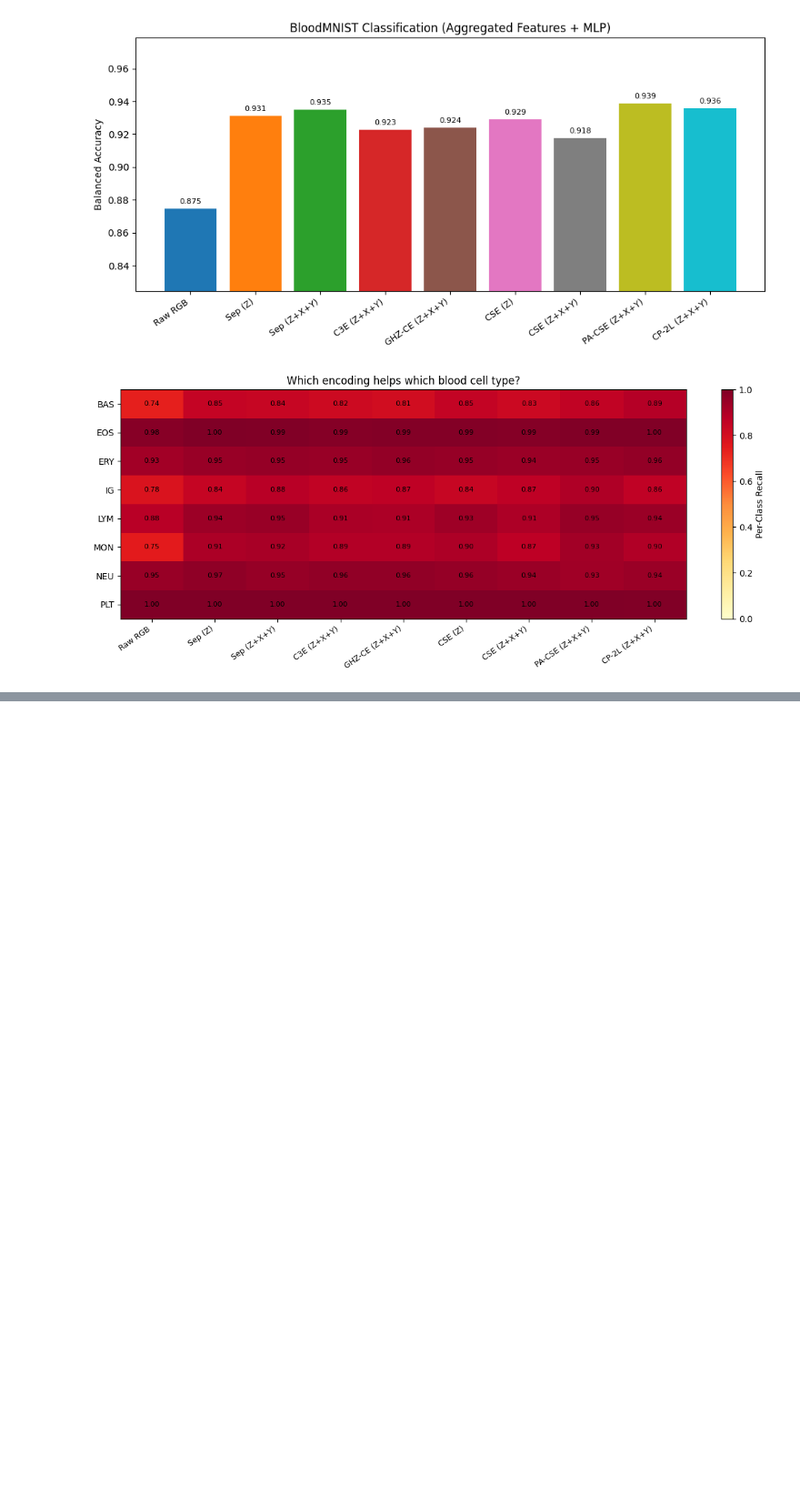
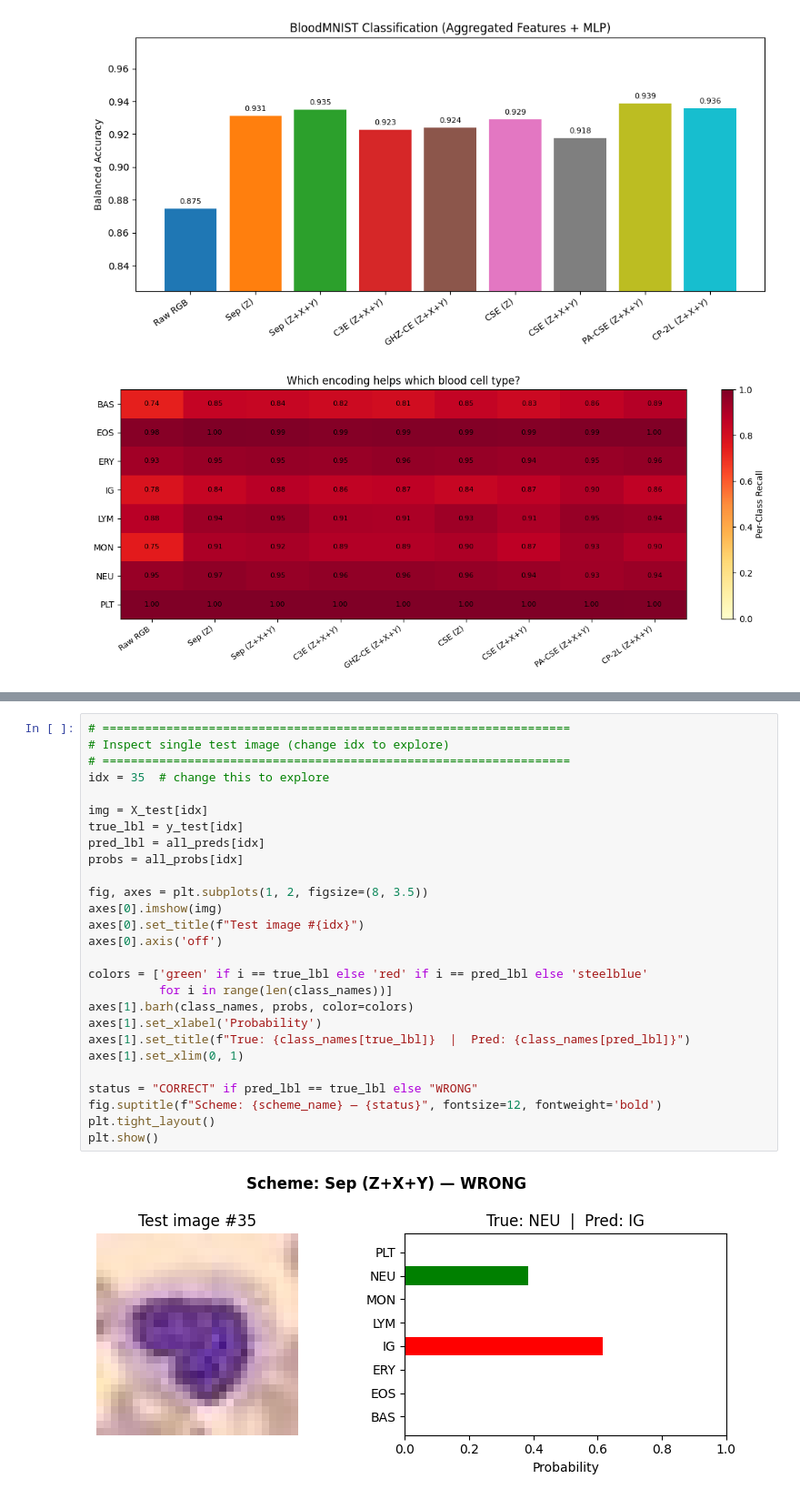
Before and after one commit to el-dAna/QIP, a Jupyter notebook: Phase7_BloodMNIST.ipynb, the cells around one changed output, grey strips where cells are left out. Shown at 91% size. Cells and saved outputs as stored; diff of their text form; blank space fills up the shorter version.

Commit message:
needed to see the missed predictions and run inference on single images

```diff
--- a/Phase7_BloodMNIST.ipynb
+++ b/Phase7_BloodMNIST.ipynb
@@ -712,0 +758,29 @@ plt.show()
+# %%
+# ==================================================================
+# Inspect single test image (change idx to explore)
+# ==================================================================
+idx = 35  # change this to explore
+
+img = X_test[idx]
+true_lbl = y_test[idx]
+pred_lbl = all_preds[idx]
+probs = all_probs[idx]
+
+fig, axes = plt.subplots(1, 2, figsize=(8, 3.5))
+axes[0].imshow(img)
+axes[0].set_title(f"Test image #{idx}")
+axes[0].axis('off')
+
+colors = ['green' if i == true_lbl else 'red' if i == pred_lbl else 'steelblue'
+          for i in range(len(class_names))]
+axes[1].barh(class_names, probs, color=colors)
+axes[1].set_xlabel('Probability')
+axes[1].set_title(f"True: {class_names[true_lbl]}  |  Pred: {class_names[pred_lbl]}")
+axes[1].set_xlim(0, 1)
+
+status = "CORRECT" if pred_lbl == true_lbl else "WRONG"
+fig.suptitle(f"Scheme: {scheme_name} — {status}", fontsize=12, fontweight='bold')
+plt.tight_layout()
+plt.show()
+# %% [output]
+[figure, added]
```
Also changed, not shown: parts of 2 cells of this notebook.
